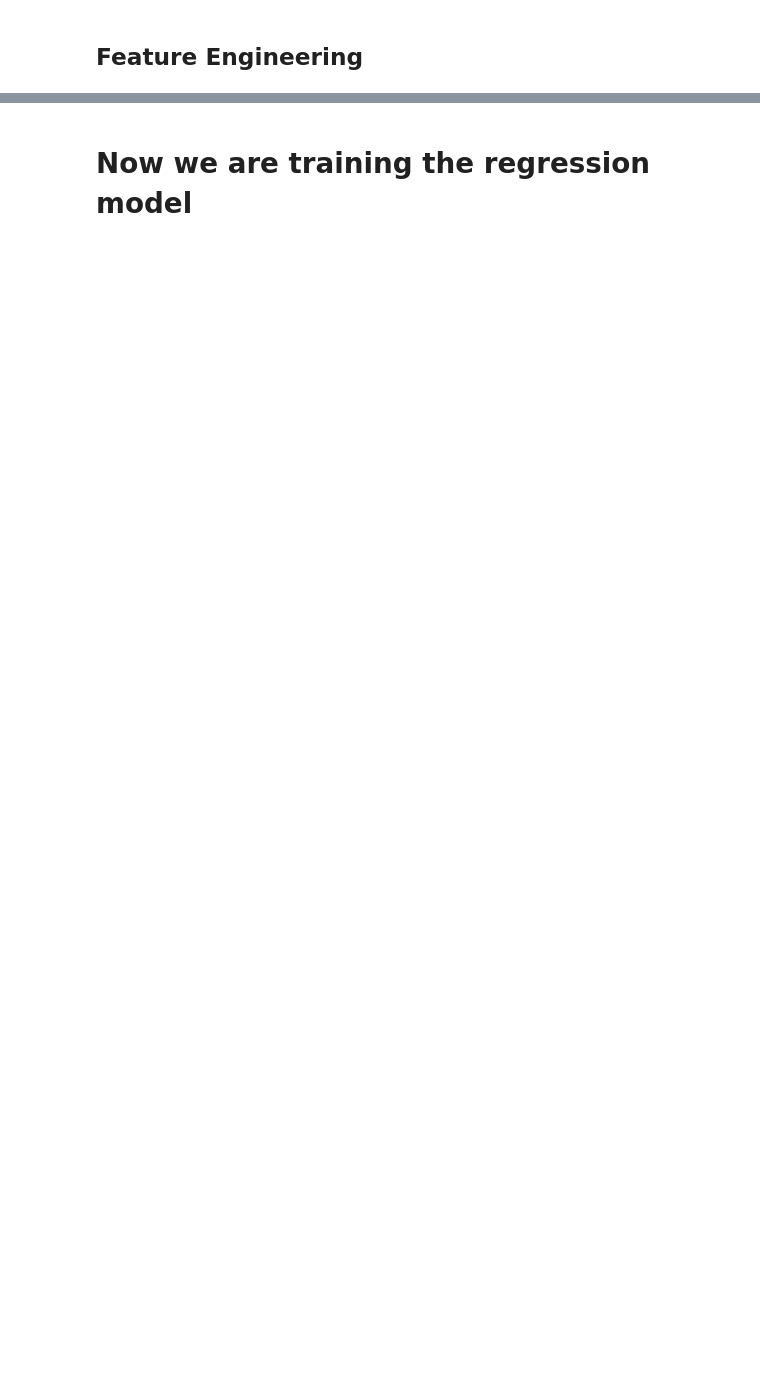
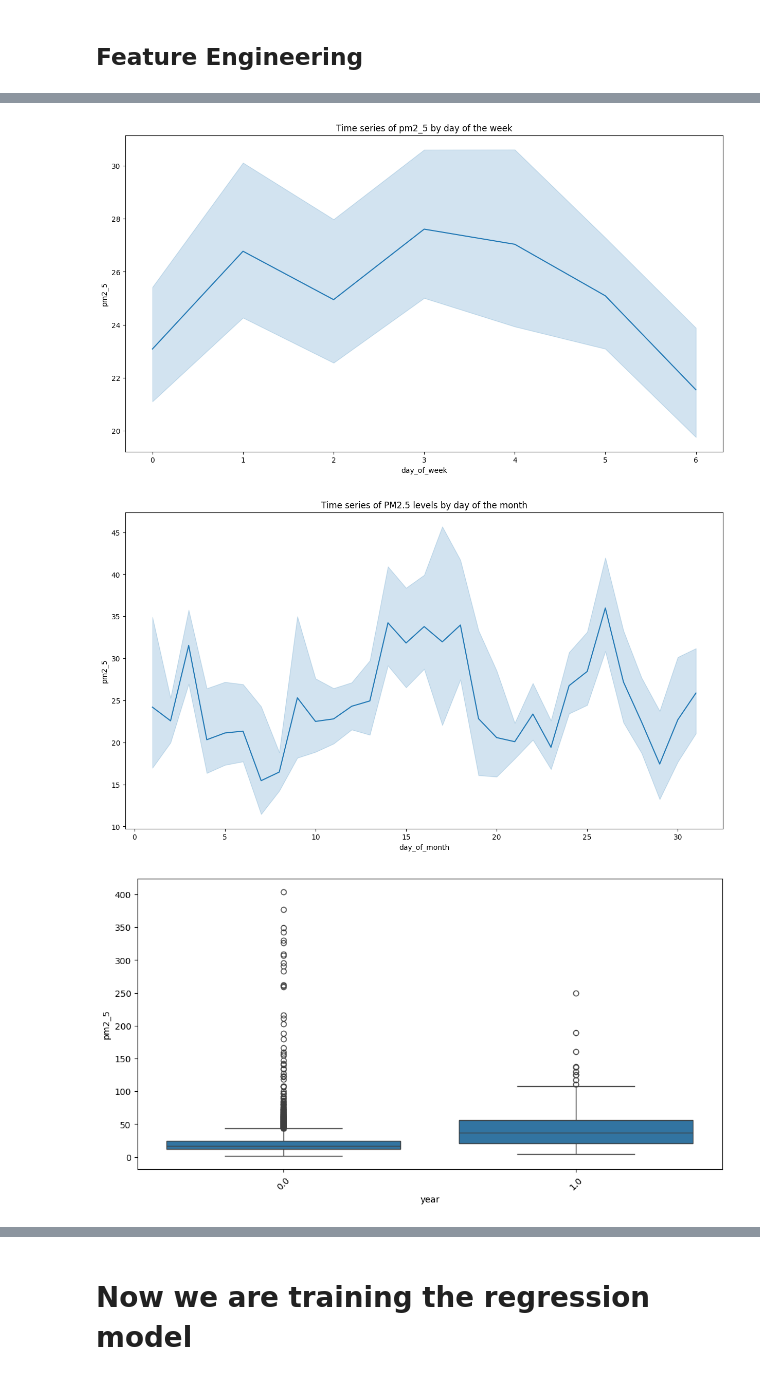
Before and after one commit to michael-awe/pm2.5-air-quality, a Jupyter notebook: regression_model_impute_75.ipynb, the cells around one changed output, grey strips where cells are left out. Drawn from its saved outputs; the diff is of its cells as text; code cells hidden in the pictures; blank space fills up the shorter version.

```diff
--- a/regression_model_impute_75.ipynb
+++ b/regression_model_impute_75.ipynb
@@ -153,0 +237,30 @@ train = train.drop(columns=['hour'])
+# %%
+#plot temporal features
+plt.figure(figsize=(15, 8))
+sns.lineplot(x='day_of_week', y='pm2_5', data=train)
+plt.title('Time series of pm2_5 by day of the week')
+plt.show()
+
+#plot temporal features
+plt.figure(figsize=(15, 8))
+sns.lineplot(x='day_of_month', y='pm2_5', data=train)
+plt.title('Time series of PM2.5 levels by day of the month')
+plt.show()
+
+#box plot for year
+plt.figure(figsize=(12, 6))
+sns.boxplot(x='year', y='pm2_5', data=train)
+plt.xticks(rotation=45)
+plt.show()
+
+
+#plot temporal features
+
+plt.figure(figsize=(15, 8))
+sns.lineplot(x='month', y='pm2_5', data=train)
+plt.title('Time series of PM2.5 levels by month')
+plt.show()
+# %% [output]
+[figure, added]
+[figure, added]
+[figure, added]
```
Also changed, not shown: parts of 29 cells of this notebook, 3 other files.
